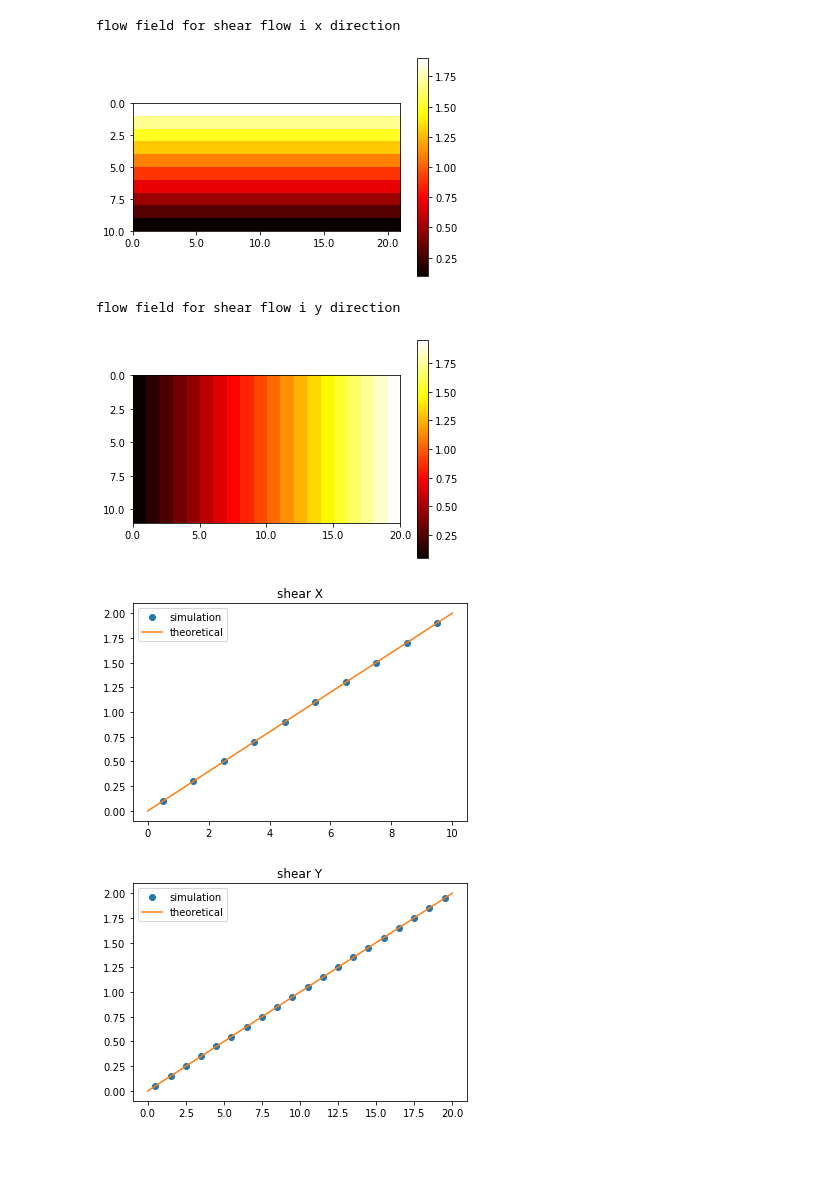
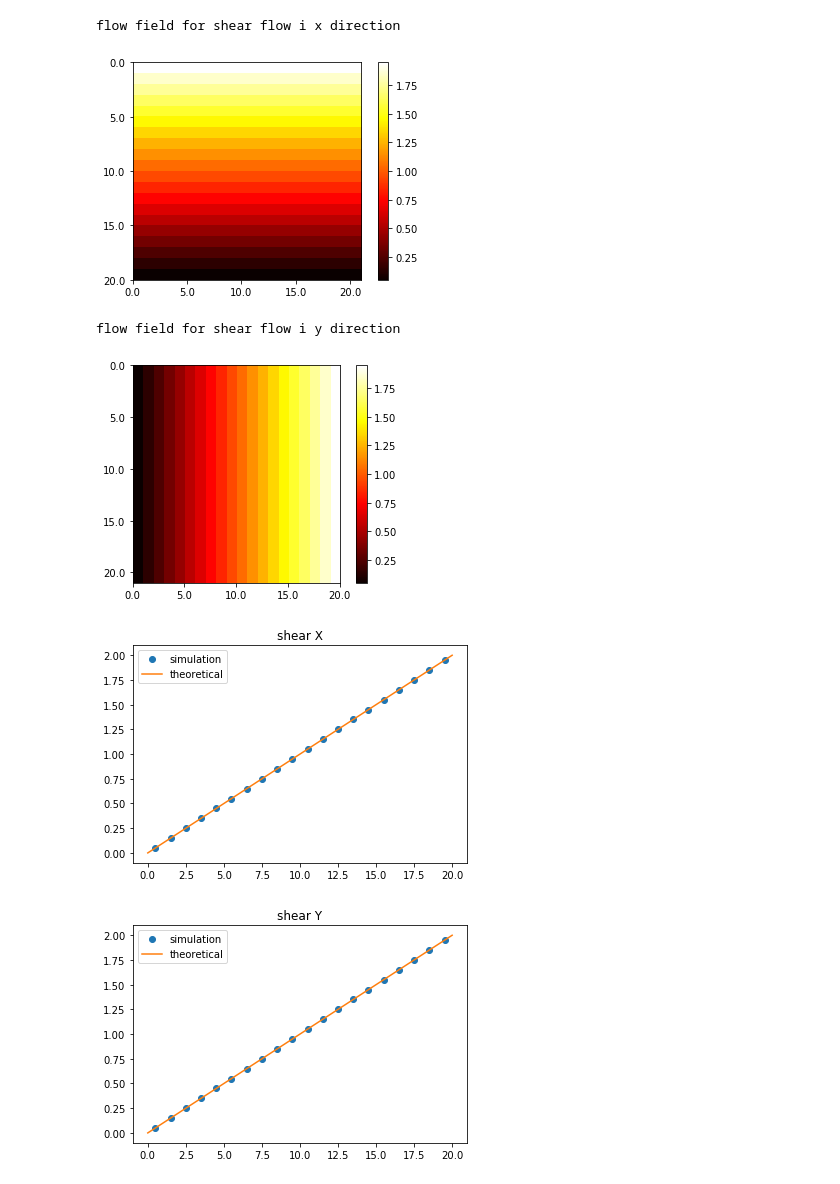
Before and after one commit to fjaschmoneit/multiphase-test-bench, a Jupyter notebook: functionTests/shearFlow.ipynb, the cells around one changed output. Cells and saved outputs as stored; diff of their text form; code cells hidden in the pictures; blank space fills up the shorter version.

```diff
--- a/functionTests/shearFlow.ipynb
+++ b/functionTests/shearFlow.ipynb
@@ -14,7 +14,7 @@ def velProfile( y,D,U ):
 
 movingWallVelocity = 2
 
-geom = Odin.createGeometry( 'rectangle', [20,10] )
+geom = Odin.createGeometry( 'rectangle', [20,20] )
 mesh = Odin.createMesh( geom, res=1 )
 
 # make just a list, give a name as optional parameter to flow model
@@ -39,69 +39,69 @@ u.govModel.setDiffusionCoefficient(1)
 v.govModel.setDiffusionCoefficient(1)
 
 u.data.fill(0.0)
-Odin.defineBoundaryCondition(field=u, fieldReg=myFields, boundaryName='top', boundaryType='fixedValue', value=movingWallVelocity)
-Odin.defineBoundaryCondition(field=u, fieldReg=myFields, boundaryName='bottom', boundaryType='fixedValue', value=0 )
-Odin.defineBoundaryCondition(field=u, fieldReg=myFields, boundaryName='right', boundaryType='zeroGradient' )
-Odin.defineBoundaryCondition(field=u, fieldReg=myFields, boundaryName='left', boundaryType='zeroGradient')
+Odin.defineBoundaryCondition(field=u, boundaryName='top', type='fixedValue', value=movingWallVelocity)
+Odin.defineBoundaryCondition(field=u, boundaryName='bottom', type='fixedValue', value=0 )
+Odin.defineBoundaryCondition(field=u, boundaryName='right', type='zeroGradient' )
+Odin.defineBoundaryCondition(field=u, boundaryName='left', type='zeroGradient')
 
 v.data.fill(0.0)
-Odin.defineBoundaryCondition(field=v, fieldReg=myFields, boundaryName='top', boundaryType='zeroGradient')
-Odin.defineBoundaryCondition(field=v, fieldReg=myFields, boundaryName='bottom', boundaryType='zeroGradient')
-Odin.defineBoundaryCondition(field=v, fieldReg=myFields, boundaryName='left', boundaryType='fixedValue', value=0 )
-Odin.defineBoundaryCondition(field=v, fieldReg=myFields, boundaryName='right', boundaryType='fixedValue', value=0)
+Odin.defineBoundaryCondition(field=v, boundaryName='top', type='zeroGradient')
+Odin.defineBoundaryCondition(field=v, boundaryName='bottom', type='zeroGradient')
+Odin.defineBoundaryCondition(field=v, boundaryName='left', type='fixedValue', value=0 )
+Odin.defineBoundaryCondition(field=v, boundaryName='right', type='fixedValue', value=0)
 
 u.data = Odin.solve(u)
 print("flow field for shear flow i x direction")
 sim.display(u,mesh)
-plotData_u = np.copy(np.flip(u.data[:,-4]))
+plotData_u = np.copy(np.flip(u.data[:,-1]))
 
 u.data.fill(0.0)
-Odin.defineBoundaryCondition(field=u, fieldReg=myFields, boundaryName='top', boundaryType='fixedValue', value=0)
-Odin.defineBoundaryCondition(field=u, fieldReg=myFields, boundaryName='bottom', boundaryType='fixedValue', value=0 )
-Odin.defineBoundaryCondition(field=u, fieldReg=myFields, boundaryName='right', boundaryType='zeroGradient' )
-Odin.defineBoundaryCondition(field=u, fieldReg=myFields, boundaryName='left', boundaryType='zeroGradient')
+Odin.defineBoundaryCondition(field=u, boundaryName='top', type='fixedValue', value=0)
+Odin.defineBoundaryCondition(field=u, boundaryName='bottom', type='fixedValue', value=0 )
+Odin.defineBoundaryCondition(field=u, boundaryName='right', type='zeroGradient' )
+Odin.defineBoundaryCondition(field=u, boundaryName='left', type='zeroGradient')
 
 v.data.fill(0.0)
-Odin.defineBoundaryCondition(field=v, fieldReg=myFields, boundaryName='top', boundaryType='zeroGradient')
-Odin.defineBoundaryCondition(field=v, fieldReg=myFields, boundaryName='bottom', boundaryType='zeroGradient')
-Odin.defineBoundaryCondition(field=v, fieldReg=myFields, boundaryName='left', boundaryType='fixedValue', value=0 )
-Odin.defineBoundaryCondition(field=v, fieldReg=myFields, boundaryName='right', boundaryType='fixedValue', value=movingWallVelocity)
+Odin.defineBoundaryCondition(field=v, boundaryName='top', type='zeroGradient')
+Odin.defineBoundaryCondition(field=v, boundaryName='bottom', type='zeroGradient')
+Odin.defineBoundaryCondition(field=v, boundaryName='left', type='fixedValue', value=0 )
+Odin.defineBoundaryCondition(field=v, boundaryName='right', type='fixedValue', value=movingWallVelocity)
 
 v.data = Odin.solve(v)
 print("flow field for shear flow i y direction")
 sim.display(v,mesh)
 plotData_v = np.copy(v.data[2,:])
 
 #-------------------- plotting shear fores in x-direction:
 cellSpacing = sim.mesh.uniformSpacing
 ySim = np.linspace(0+0.5*cellSpacing,geom.lenY-0.5*cellSpacing,sim.mesh.cells_y)
 yTheo = np.linspace(0,geom.lenY, 100)
 
 ax = plt.gca()
 ax.plot(ySim, plotData_u, 'o', label='simulation')
 ax.plot(yTheo, velProfile(yTheo,geom.lenY,movingWallVelocity), label='theoretical')
 ax.set_title("shear X")
 plt.legend()
 plt.show()
 
 #-------------------- plotting shear fores in y-direction:
 xSim = np.linspace(0+0.5*cellSpacing,geom.lenX-0.5*cellSpacing,sim.mesh.cells_x)
 xTheo = np.linspace(0,geom.lenX, 100)
 
 plt.figure()
 ax1 = plt.gca()
 ax1.plot(xSim, plotData_v, 'o', label='simulation')
 ax1.plot(xTheo, velProfile(xTheo,geom.lenX,movingWallVelocity), label='theoretical')
 ax1.set_title("shear Y")
 
 plt.legend()
 plt.show()
 # %% [output]
 flow field for shear flow i x direction
-[figure, old version]
+[figure, new version]
 flow field for shear flow i y direction
-[figure, old version]
+[figure, new version]
-[figure, old version]
+[figure, new version]
 [figure]
 # %%
 # shutting the interpreter down, so I can a fresh instance next time.
```
Also changed, not shown: 18 other files.
